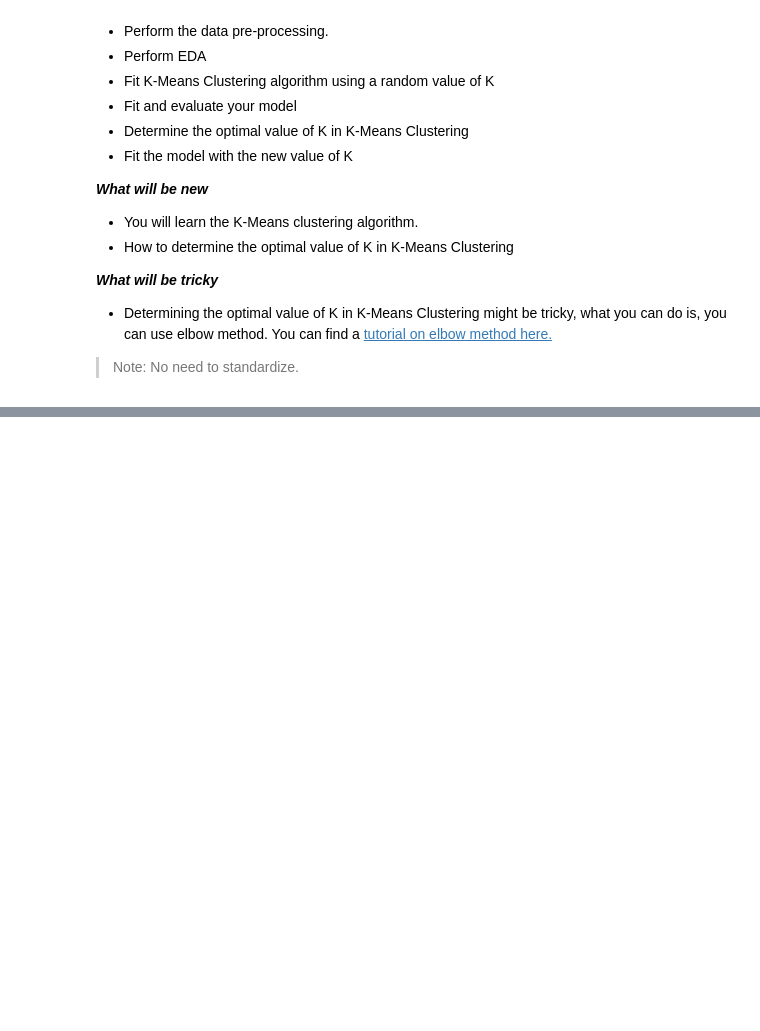
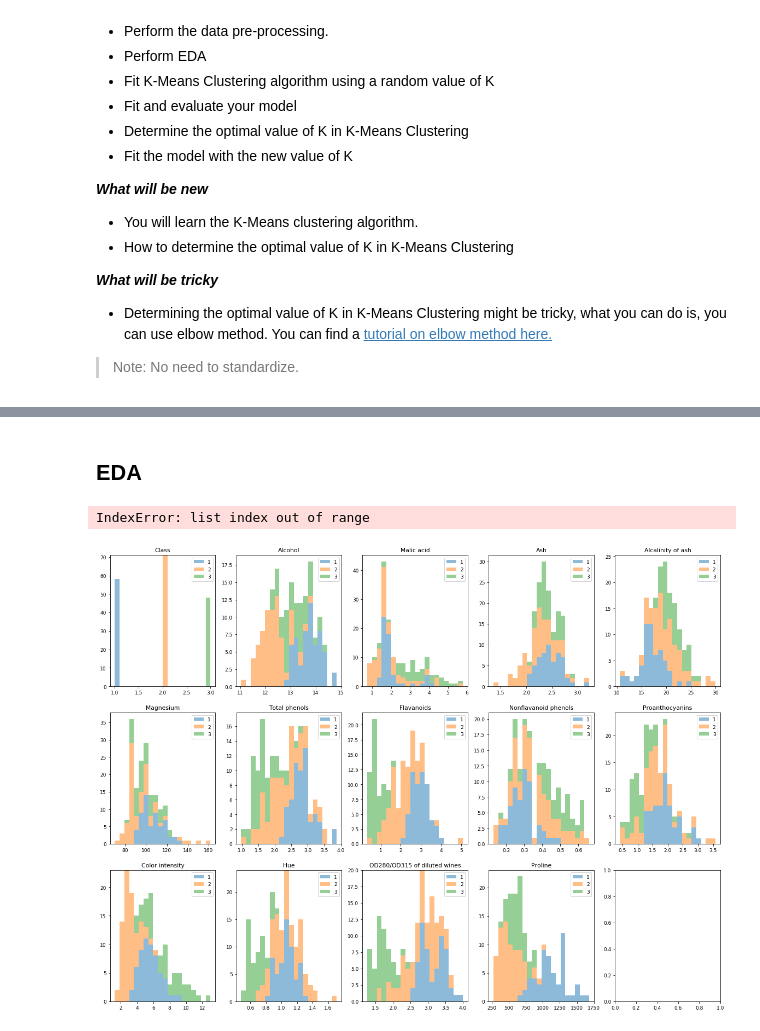
Before and after one commit to k21k/Python-Notes, a Jupyter notebook: Machine Learning/K means clustering/K means clustering.ipynb, the cells around one changed output, grey strips where cells are left out. Drawn from its saved outputs; the diff is of its cells as text; code cells hidden in the pictures; blank space fills up the shorter version.

```diff
--- a/Machine Learning/K means clustering/K means clustering.ipynb
+++ b/Machine Learning/K means clustering/K means clustering.ipynb
@@ -97,0 +122,25 @@ df.head()
+# %% [markdown]
+## EDA
+# %%
+features_list=list(df.columns)
+
+# split dataframe into 4 based on label
+df1 = df[df['Class'] ==1]
+df2 = df[df['Class'] ==2]
+df3 = df[df['Class'] ==3]
+
+#Stack the data
+plt.rcParams.update({'font.size': 9})
+fig, axes = plt.subplots(nrows=3, ncols=5, figsize=(20,15))
+axes = axes.ravel()
+
+for idx,ax in enumerate(axes):
+    ax.figure
+
+    ax.hist([df1[features_list[idx]],df2[features_list[idx]],df3[features_list[idx]]], bins=20, alpha=0.5,stacked=True, label=['1','2','3'],
+            color=['tab:blue','tab:orange','tab:green'])
+    ax.legend(loc='upper right')
+    ax.set_title(features_mean[idx])
+# %% [output]
+IndexError: list index out of range
+[figure, added]
```
Also changed, not shown: parts of 20 cells of this notebook.
